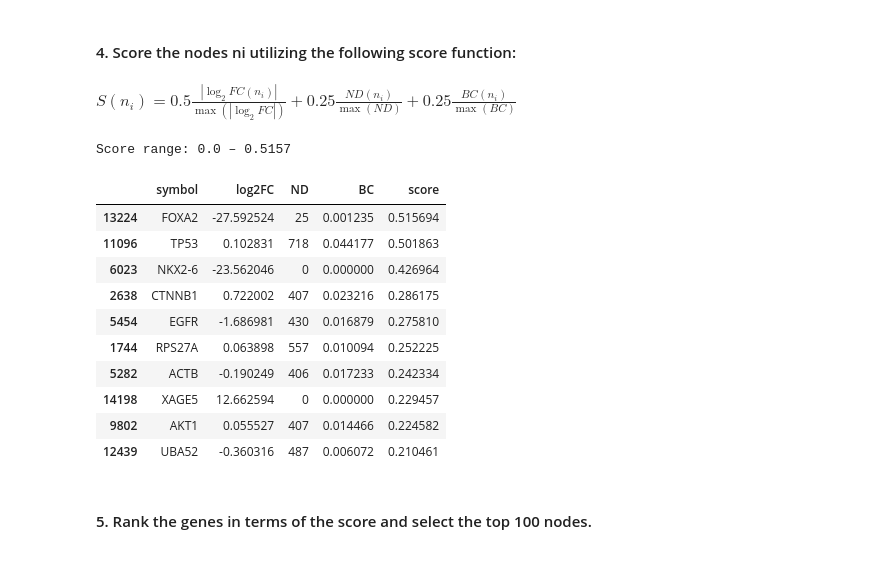
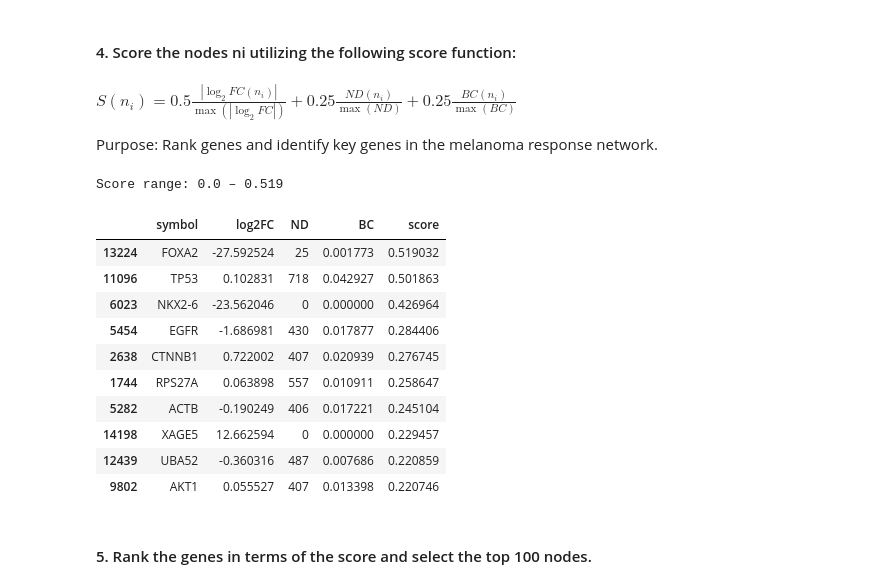
Before and after one commit to wookyung-lee/Network-based-analysis-of-breast-cancer-therapy-resistance, a Jupyter notebook: main.ipynb, the cells around one changed output. Drawn from its saved outputs; the diff is of its cells as text; code cells hidden in the pictures.

```diff
--- a/main.ipynb
+++ b/main.ipynb
@@ -48,6 +52,6 @@ filtered_genes.head()
 # %%
-combined_score_threshold = 700
-links = pd.read_csv("9606.protein.links.v12.0.txt", sep=" ") # download it on your pc (it's too big to be push into repo)
+combined_score_threshold = 700 # arbitrarily set
+links = pd.read_csv("step2/9606.protein.links.v12.0.txt", sep=" ")
 links = links[links["combined_score"] > combined_score_threshold]
 
 print(links.shape)
@@ -133,7 +140,7 @@ filtered_genes.head()
 # %% [markdown]
 #### 2.2 Prune the STRING network to keep only edges between your filtered genes
 # %%
-info = pd.read_csv("9606.protein.info.v12.0.txt", sep="\t")
+info = pd.read_csv("step2/9606.protein.info.v12.0.txt", sep="\t")
 
 # Keep only the columns we need & change column names
 info = info[["#string_protein_id", "preferred_name"]]
@@ -256,7 +271,7 @@ $$
 # %% [markdown]
 3.1.1 Extract patient IDs and anti-PD-1 response
 # %%
-file = "GSE78220_series_matrix.txt"
+file = "step3/GSE78220_series_matrix.txt"
 
 with open(file, "r") as f:
     lines = f.readlines()
@@ -272,4 +287,4 @@ responses = [re.search(r"anti-pd-1 response: (.+?)$", x).group(1).replace('"',''
 
 # map patient ID to response
 group_info = dict(zip(patients, responses))
-# group_info
+group_info
@@ -312,7 +346,7 @@ Side note:
 # Load raw counts
 # Row: GeneID
 # Columns: patient samples
-counts = pd.read_csv("GSE78220_raw_counts_GRCh38.p13_NCBI.tsv", sep="\t")
+counts = pd.read_csv("step3/GSE78220_raw_counts_GRCh38.p13_NCBI.tsv", sep="\t")
 
 # Keep only genes that survived Step 1
 counts = counts[counts["GeneID"].isin(filtered_genes["GeneID"])]
@@ -482,6 +546,8 @@ plt.show()
 #### 4. Score the nodes ni utilizing the following score function:
 # %% [markdown]
 $S(n_i) = 0.5 \frac{|\log_2 FC(n_i)|}{\max(|\log_2 FC|)} + 0.25 \frac{ND(n_i)}{\max(ND)} + 0.25 \frac{BC(n_i)}{\max(BC)}$
+
+Purpose: Rank genes and identify key genes in the melanoma response network.
 # %%
 # abs(log2FC) — we care about magnitude, not direction
 abs_fc = filtered_genes["log2FC"].abs()
@@ -498,23 +564,23 @@ filtered_genes["score"] = (
 )
 # %%
 print("Score range:", round(filtered_genes["score"].min(), 4),
-      "–", round(filtered_genes["score"].max(), 4))
+      "-", round(filtered_genes["score"].max(), 4))
 
 filtered_genes[["symbol", "log2FC", "ND", "BC", "score"]].sort_values(
     "score", ascending=False).head(10)
 # %% [output]
-Score range: 0.0 – 0.5157
+Score range: 0.0 – 0.519
 |  | symbol | log2FC | ND | BC | score |
-| 13224 | FOXA2 | -27.592524 | 25 | 0.001235 | 0.515694 |
-| 11096 | TP53 | 0.102831 | 718 | 0.044177 | 0.501863 |
+| 13224 | FOXA2 | -27.592524 | 25 | 0.001773 | 0.519032 |
+| 11096 | TP53 | 0.102831 | 718 | 0.042927 | 0.501863 |
 | 6023 | NKX2-6 | -23.562046 | 0 | 0.000000 | 0.426964 |
-| 2638 | CTNNB1 | 0.722002 | 407 | 0.023216 | 0.286175 |
-| 5454 | EGFR | -1.686981 | 430 | 0.016879 | 0.275810 |
-| 1744 | RPS27A | 0.063898 | 557 | 0.010094 | 0.252225 |
-| 5282 | ACTB | -0.190249 | 406 | 0.017233 | 0.242334 |
+| 5454 | EGFR | -1.686981 | 430 | 0.017877 | 0.284406 |
+| 2638 | CTNNB1 | 0.722002 | 407 | 0.020939 | 0.276745 |
+| 1744 | RPS27A | 0.063898 | 557 | 0.010911 | 0.258647 |
+| 5282 | ACTB | -0.190249 | 406 | 0.017221 | 0.245104 |
 | 14198 | XAGE5 | 12.662594 | 0 | 0.000000 | 0.229457 |
-| 9802 | AKT1 | 0.055527 | 407 | 0.014466 | 0.224582 |
-| 12439 | UBA52 | -0.360316 | 487 | 0.006072 | 0.210461 |
+| 12439 | UBA52 | -0.360316 | 487 | 0.007686 | 0.220859 |
+| 9802 | AKT1 | 0.055527 | 407 | 0.013398 | 0.220746 |
 # %% [markdown]
 #### 5. Rank the genes in terms of the score and select the top 100 nodes.
 # %%
```
Also changed, not shown: parts of 40 cells of this notebook, 16 other files.
